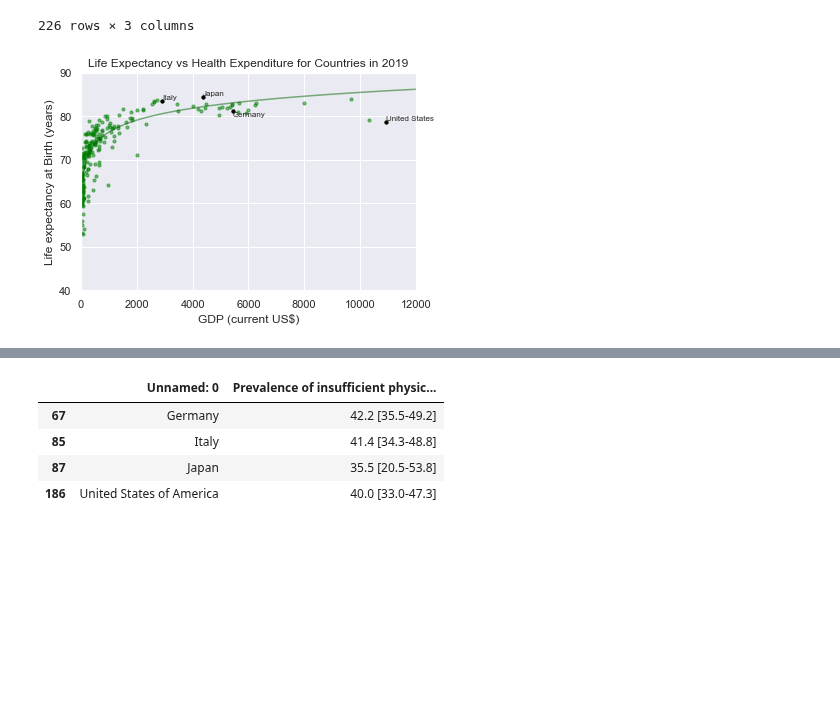
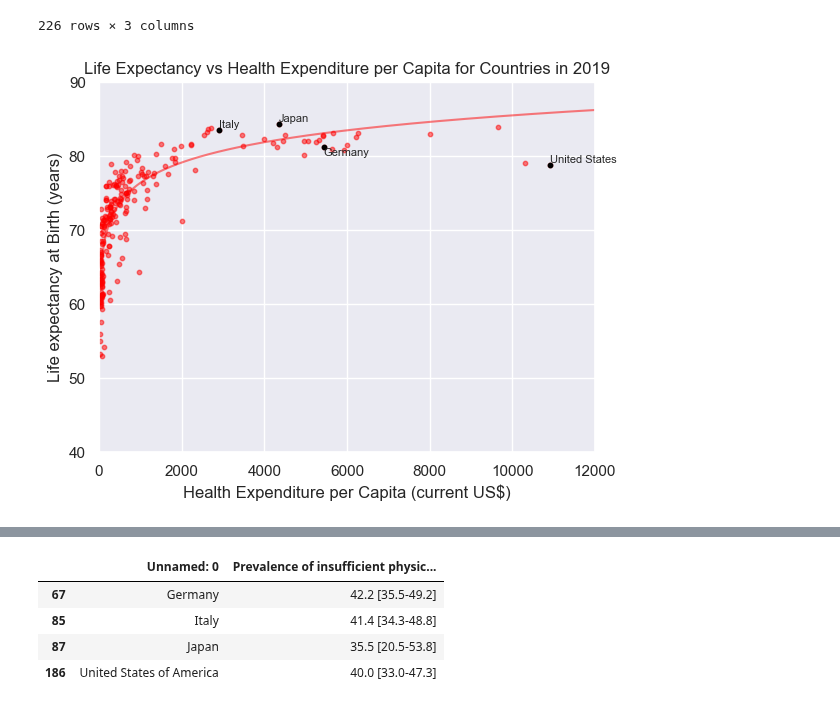
Before and after one commit to Davide011/social_data_project, a Jupyter notebook: life_ex.ipynb, the cells around one changed output, grey strips where cells are left out. Saved outputs shown, nothing was run; the diff lists cells and outputs as text; code cells hidden in the pictures; blank space fills up the shorter version.

```diff
--- a/life_ex.ipynb
+++ b/life_ex.ipynb
@@ -125,38 +125,39 @@ sns.set_theme()
 
 
 # conditional plot for the year 2020
 df_2020 = health_ex
-plt.scatter(data=df_2020, x='Health Expenditure per Capita (current US$)', y='Life Expectancy at Birth (total years)', c='green', marker='o', s=10, alpha=0.5, label='2019')
+plt.scatter(data=df_2020, x='Health Expenditure per Capita (current US$)', y='Life Expectancy at Birth (total years)', c='red', marker='o', s=10, alpha=0.5, label='2019')
 # fit a linear model between log GDP and life expectancy
 reg = LinearRegression().fit(np.log(df_2020['Health Expenditure per Capita (current US$)']).values.reshape(-1, 1), df_2020['Life Expectancy at Birth (total years)'].values.reshape(-1, 1))
 # plot the linear model
 x = np.linspace(start=4, stop=12, num=100)
 y = reg.coef_[0][0] * x + reg.intercept_[0]
-plt.plot(np.exp(x), y, alpha=0.5, c='darkgreen')
+# Use a red color to symbolize health expenditure
+plt.plot(np.exp(x), y, alpha=0.5, c='red')
 
 # annotate Japan with country name, make point bigger
 
 for row in df_2020.index:
     if df_2020.loc[row, 'Country Name'] in ['Japan', 'Germany', 'Italy', 'United States']:
         plt.scatter(data=df_2020.loc[row, :], x='Health Expenditure per Capita (current US$)', y='Life Expectancy at Birth (total years)', c='black', marker='o', s=10, alpha=1)
         plt.text(x=df_2020.loc[row, 'Health Expenditure per Capita (current US$)'] + 0.2, y=df_2020.loc[row, 'Life Expectancy at Birth (total years)'] + 0.3 - 1.6*(df_2020.loc[row, 'Country Name'] == 'Germany'), s=df_2020.loc[row, 'Country Name'], fontsize=8)
 
 
 
 
 
 
 # plt.legend(title='Year')
-plt.title('Life Expectancy vs Health Expenditure for Countries in 2019')
+plt.title('Life Expectancy vs Health Expenditure per Capita for Countries in 2019')
 # plt.xscale('log')
 # make y axis go from 0 to 100
 plt.ylim(40, 90)
 plt.xlim(0, 12000)
-plt.xlabel('GDP (current US$)')
+plt.xlabel('Health Expenditure per Capita (current US$)')
 plt.ylabel('Life expectancy at Birth (years)')
 plt.show()
 # %% [output]
-[figure, old version]
+[figure, new version]
 # %%
 physical_activity = pd.read_csv('data/physical_ac.csv')
 # only include data for countries USA, Japan, Germany, Italy
```
Also changed, not shown: 6 other files.
